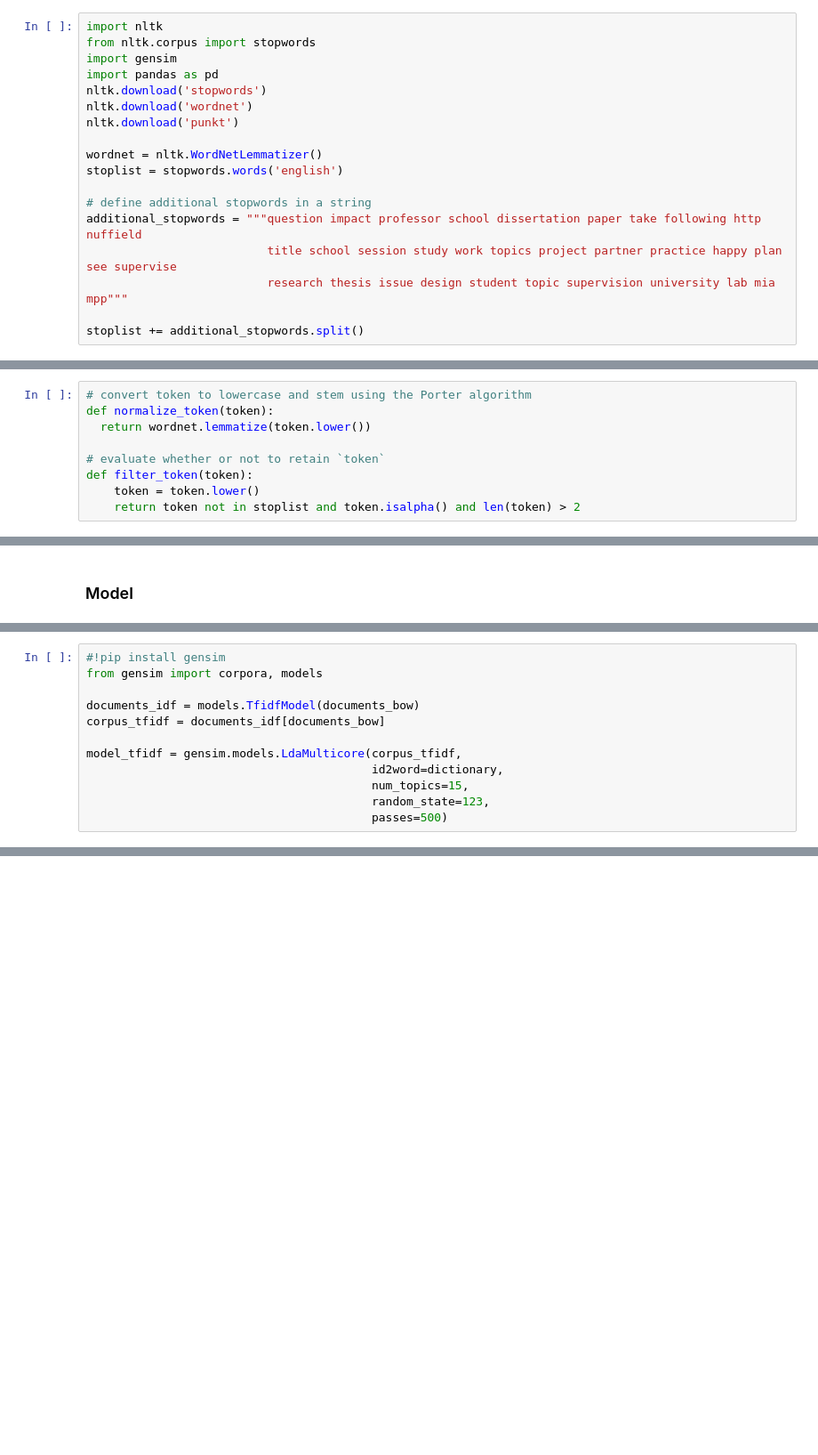
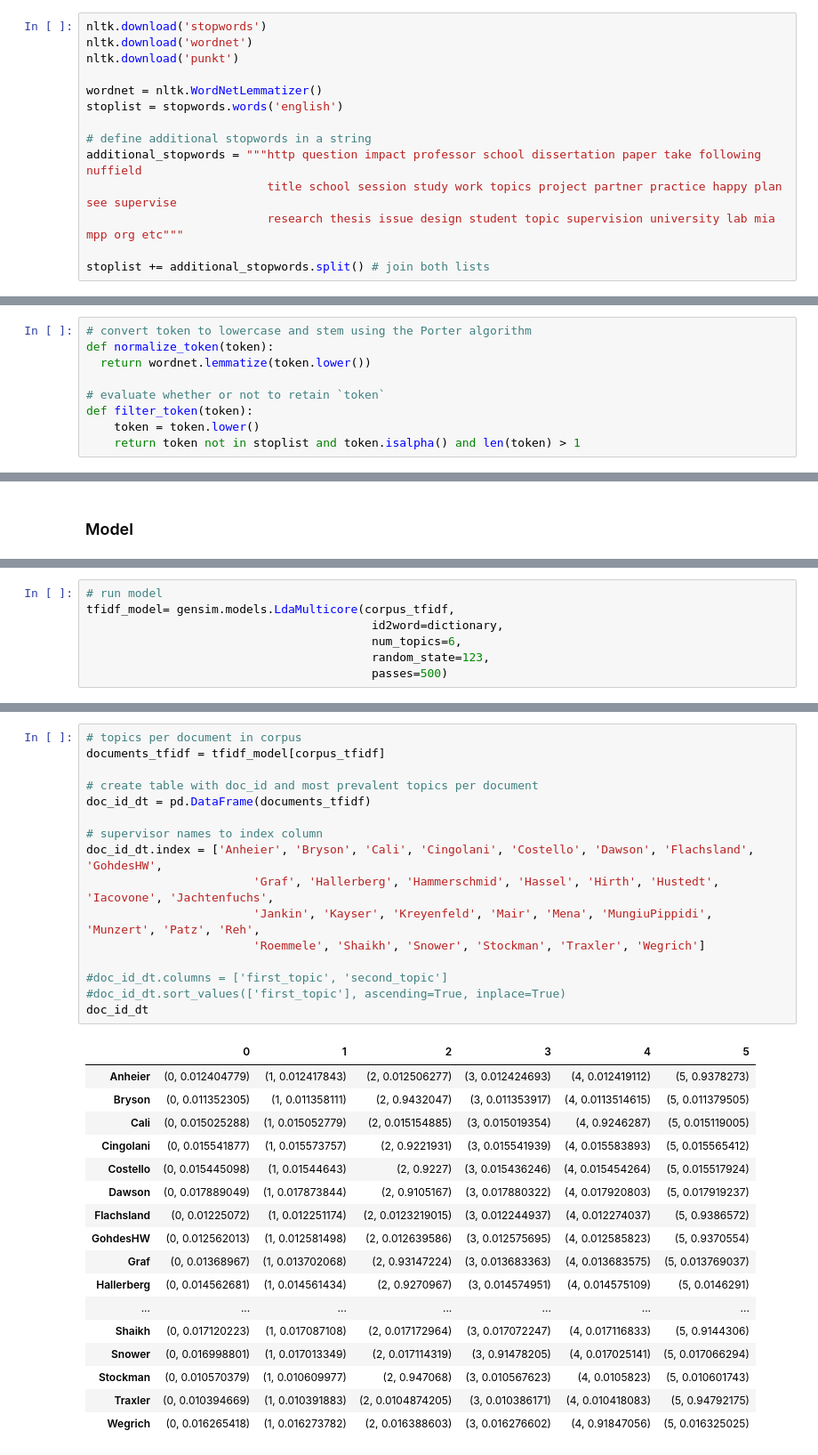
Before and after one commit to cbsobral/NLP-Supervisor-Recommender, a Jupyter notebook: topic_choices.ipynb, the cells around one changed output, grey strips where cells are left out. Shown at 89% size. Saved outputs shown, nothing was run; the diff lists cells and outputs as text; blank space fills up the shorter version.

```diff
--- a/topic_choices.ipynb
+++ b/topic_choices.ipynb
@@ -53,8 +32,4 @@ Our aim is to represent concepts by a sample of the most relevant keywords, so,
 # %%
-import nltk
-from nltk.corpus import stopwords
-import gensim
-import pandas as pd
 nltk.download('stopwords')
 nltk.download('wordnet')
 nltk.download('punkt')
@@ -63,8 +38,8 @@ wordnet = nltk.WordNetLemmatizer()
 stoplist = stopwords.words('english')
 
 # define additional stopwords in a string
-additional_stopwords = """question impact professor school dissertation paper take following http nuffield
+additional_stopwords = """http question impact professor school dissertation paper take following nuffield
                           title school session study work topics project partner practice happy plan see supervise
-                          research thesis issue design student topic supervision university lab mia mpp"""
+                          research thesis issue design student topic supervision university lab mia mpp org etc"""
 
-stoplist += additional_stopwords.split()
+stoplist += additional_stopwords.split() # join both lists
@@ -83,4 +51,4 @@ def normalize_token(token):
 # evaluate whether or not to retain `token`
 def filter_token(token):
     token = token.lower()
-    return token not in stoplist and token.isalpha() and len(token) > 2
+    return token not in stoplist and token.isalpha() and len(token) > 1
@@ -355,12 +298,7 @@ Roemmele
 # %%
-#!pip install gensim
-from gensim import corpora, models
-
-documents_idf = models.TfidfModel(documents_bow)
-corpus_tfidf = documents_idf[documents_bow]
-
-model_tfidf = gensim.models.LdaMulticore(corpus_tfidf,
+# run model
+tfidf_model= gensim.models.LdaMulticore(corpus_tfidf,
                                          id2word=dictionary,
-                                         num_topics=15,
+                                         num_topics=6,
                                          random_state=123,
                                          passes=500)
@@ -408 +359,35 @@ conc
+# %%
+# topics per document in corpus
+documents_tfidf = tfidf_model[corpus_tfidf]
+
+# create table with doc_id and most prevalent topics per document
+doc_id_dt = pd.DataFrame(documents_tfidf)
+
+# supervisor names to index column
+doc_id_dt.index = ['Anheier', 'Bryson', 'Cali', 'Cingolani', 'Costello', 'Dawson', 'Flachsland', 'GohdesHW',
+                        'Graf', 'Hallerberg', 'Hammerschmid', 'Hassel', 'Hirth', 'Hustedt', 'Iacovone', 'Jachtenfuchs',
+                        'Jankin', 'Kayser', 'Kreyenfeld', 'Mair', 'Mena', 'MungiuPippidi', 'Munzert', 'Patz', 'Reh',
+                        'Roemmele', 'Shaikh', 'Snower', 'Stockman', 'Traxler', 'Wegrich']
+
+#doc_id_dt.columns = ['first_topic', 'second_topic']
+#doc_id_dt.sort_values(['first_topic'], ascending=True, inplace=True)
+doc_id_dt
+# %% [output]
+|  | 0 | 1 | 2 | 3 | 4 | 5 |
+| Anheier | (0, 0.012404779) | (1, 0.012417843) | (2, 0.012506277) | (3, 0.012424693) | (4, 0.012419112) | (5, 0.9378273) |
+| Bryson | (0, 0.011352305) | (1, 0.011358111) | (2, 0.9432047) | (3, 0.011353917) | (4, 0.0113514615) | (5, 0.011379505) |
+| Cali | (0, 0.015025288) | (1, 0.015052779) | (2, 0.015154885) | (3, 0.015019354) | (4, 0.9246287) | (5, 0.015119005) |
+| Cingolani | (0, 0.015541877) | (1, 0.015573757) | (2, 0.9221931) | (3, 0.015541939) | (4, 0.015583893) | (5, 0.015565412) |
+| Costello | (0, 0.015445098) | (1, 0.01544643) | (2, 0.9227) | (3, 0.015436246) | (4, 0.015454264) | (5, 0.015517924) |
+| Dawson | (0, 0.017889049) | (1, 0.017873844) | (2, 0.9105167) | (3, 0.017880322) | (4, 0.017920803) | (5, 0.017919237) |
+| Flachsland | (0, 0.01225072) | (1, 0.012251174) | (2, 0.0123219015) | (3, 0.012244937) | (4, 0.012274037) | (5, 0.9386572) |
+| GohdesHW | (0, 0.012562013) | (1, 0.012581498) | (2, 0.012639586) | (3, 0.012575695) | (4, 0.012585823) | (5, 0.9370554) |
+| Graf | (0, 0.01368967) | (1, 0.013702068) | (2, 0.93147224) | (3, 0.013683363) | (4, 0.013683575) | (5, 0.013769037) |
+| Hallerberg | (0, 0.014562681) | (1, 0.014561434) | (2, 0.9270967) | (3, 0.014574951) | (4, 0.014575109) | (5, 0.0146291) |
+| ... | ... | ... | ... | ... | ... | ... |
+| Shaikh | (0, 0.017120223) | (1, 0.017087108) | (2, 0.017172964) | (3, 0.017072247) | (4, 0.017116833) | (5, 0.9144306) |
+| Snower | (0, 0.016998801) | (1, 0.017013349) | (2, 0.017114319) | (3, 0.91478205) | (4, 0.017025141) | (5, 0.017066294) |
+| Stockman | (0, 0.010570379) | (1, 0.010609977) | (2, 0.947068) | (3, 0.010567623) | (4, 0.0105823) | (5, 0.010601743) |
+| Traxler | (0, 0.010394669) | (1, 0.010391883) | (2, 0.0104874205) | (3, 0.010386171) | (4, 0.010418083) | (5, 0.94792175) |
+| Wegrich | (0, 0.016265418) | (1, 0.016273782) | (2, 0.016388603) | (3, 0.016276602) | (4, 0.91847056) | (5, 0.016325025) |
 # %%
```
Also changed, not shown: parts of 80 cells of this notebook.
